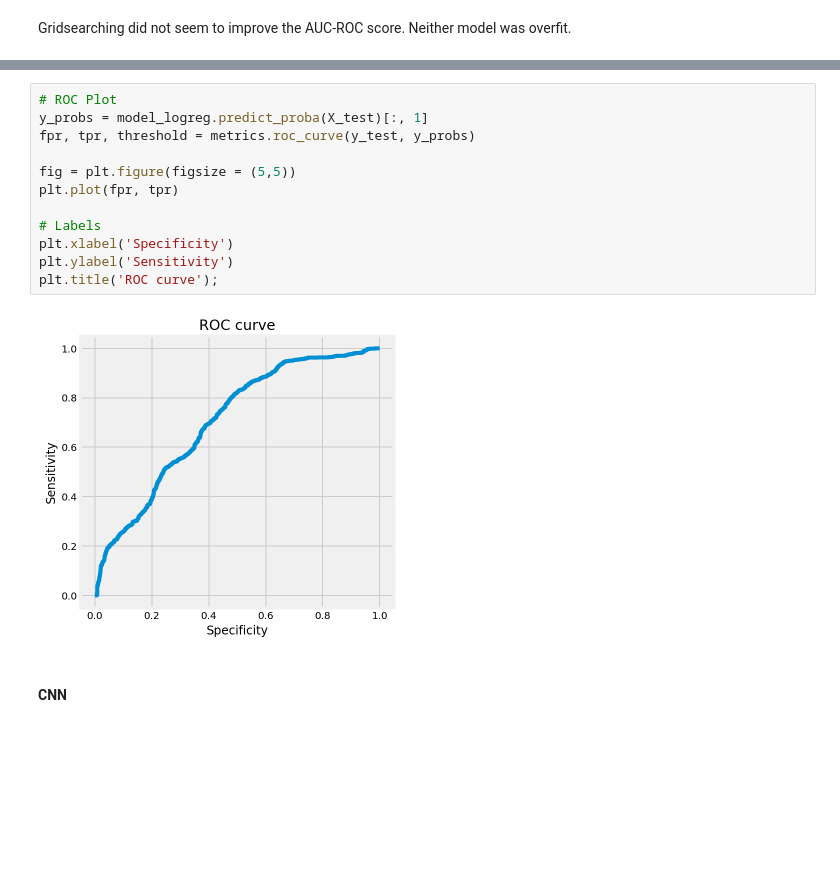
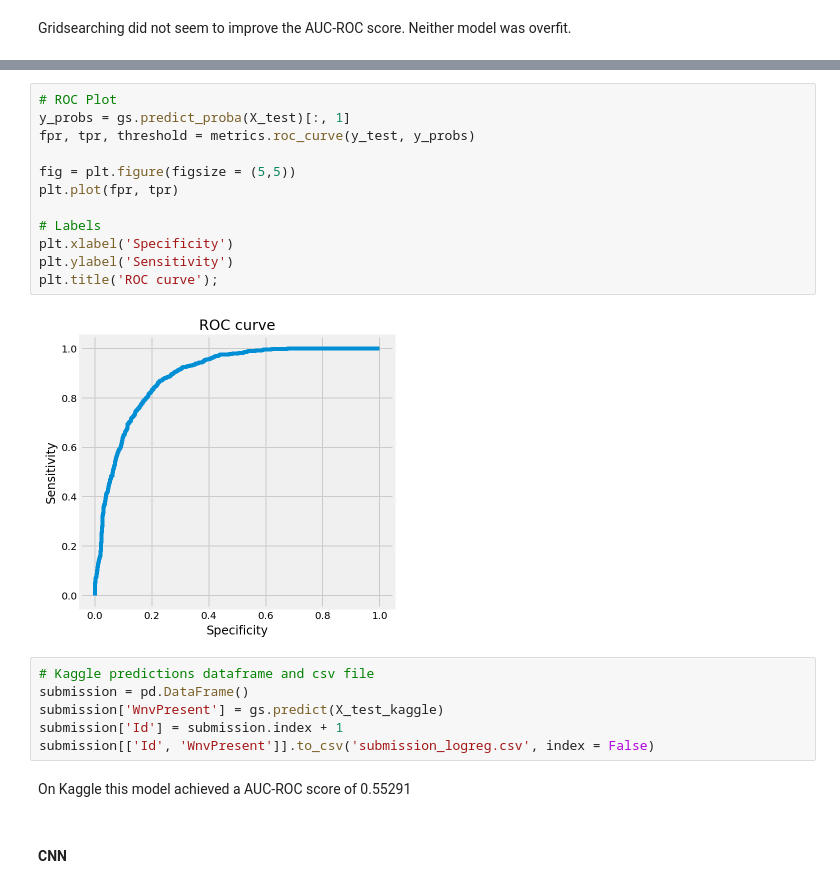
Before and after one commit to jphampton/west-nile, a Jupyter notebook: Models.ipynb, the cells around one changed output, grey strips where cells are left out. Saved outputs shown, nothing was run; the diff lists cells and outputs as text; blank space fills up the shorter version.

Commit message:
kaggle

```diff
--- a/Models.ipynb
+++ b/Models.ipynb
@@ -115,17 +134,25 @@ coefs.head()
 # %%
 # ROC Plot
-y_probs = model_logreg.predict_proba(X_test)[:, 1]
+y_probs = gs.predict_proba(X_test)[:, 1]
 fpr, tpr, threshold = metrics.roc_curve(y_test, y_probs)
 
 fig = plt.figure(figsize = (5,5))
 plt.plot(fpr, tpr)
 
 # Labels
 plt.xlabel('Specificity')
 plt.ylabel('Sensitivity')
 plt.title('ROC curve');
 # %% [output]
-[figure, old version]
+[figure, new version]
+# %%
+# Kaggle predictions dataframe and csv file
+submission = pd.DataFrame()
+submission['WnvPresent'] = gs.predict(X_test_kaggle)
+submission['Id'] = submission.index + 1
+submission[['Id', 'WnvPresent']].to_csv('submission_logreg.csv', index = False)
+# %% [markdown]
+On Kaggle this model achieved a AUC-ROC score of 0.55291
 # %% [markdown]
 #### CNN
 # %%
```
Also changed, not shown: parts of 19 cells of this notebook.
